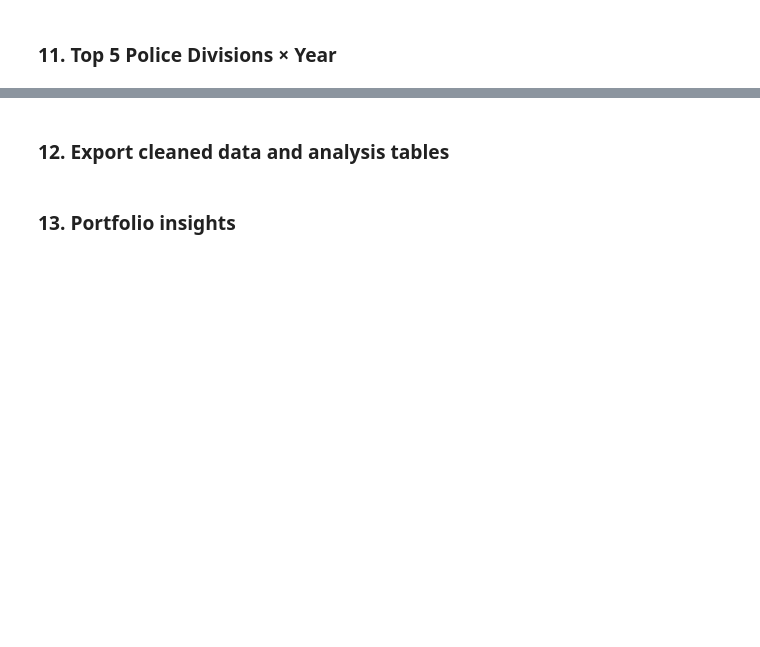
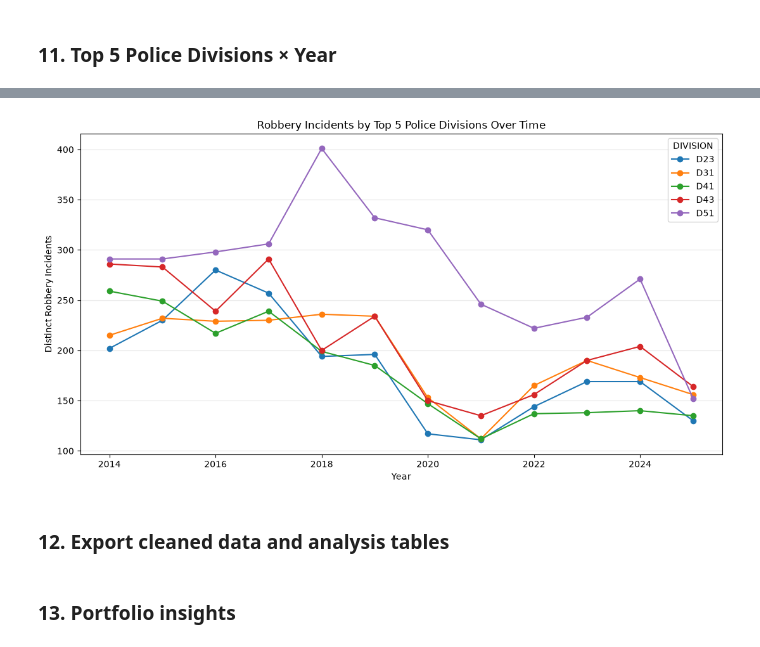
Before and after one commit to waz-abd/Toronto-Robbery-Analysis, a Jupyter notebook: main.ipynb, the cells around one changed output, grey strips where cells are left out. Drawn from its saved outputs; the diff is of its cells as text; code cells hidden in the pictures; blank space fills up the shorter version.

```diff
--- a/main.ipynb
+++ b/main.ipynb
@@ -286,2 +377,11 @@ plt.show()
 # %% [markdown]
 ### 11. Top 5 Police Divisions × Year
+# %%
+division_totals = (
+    analysis_df.groupby('DIVISION')['EVENT_UNIQUE_ID']
+    .nunique()
+    .sort_values(ascending=False)
+)
+
+top5_divisions = division_totals.head(5).index.tolist()
+division_totals.head(10)
@@ -287,0 +401,11 @@ plt.show()
+# %%
+division_year = pd.pivot_table(
+    analysis_df[analysis_df['DIVISION'].isin(top5_divisions)],
+    index='OCC_YEAR',
+    columns='DIVISION',
+    values='EVENT_UNIQUE_ID',
+    aggfunc=pd.Series.nunique,
+    fill_value=0
+)
+
+division_year
@@ -288,2 +427,12 @@ plt.show()
+# %%
+division_year.plot(figsize=(11, 6), marker='o')
+plt.title('Robbery Incidents by Top 5 Police Divisions Over Time')
+plt.xlabel('Year')
+plt.ylabel('Distinct Robbery Incidents')
+plt.grid(axis='y', alpha=0.3)
+plt.tight_layout()
+plt.show()
+# %% [output]
+[figure, added]
 # %% [markdown]
 ### 12. Export cleaned data and analysis tables
```
Also changed, not shown: parts of 7 cells of this notebook, 7 other files.
